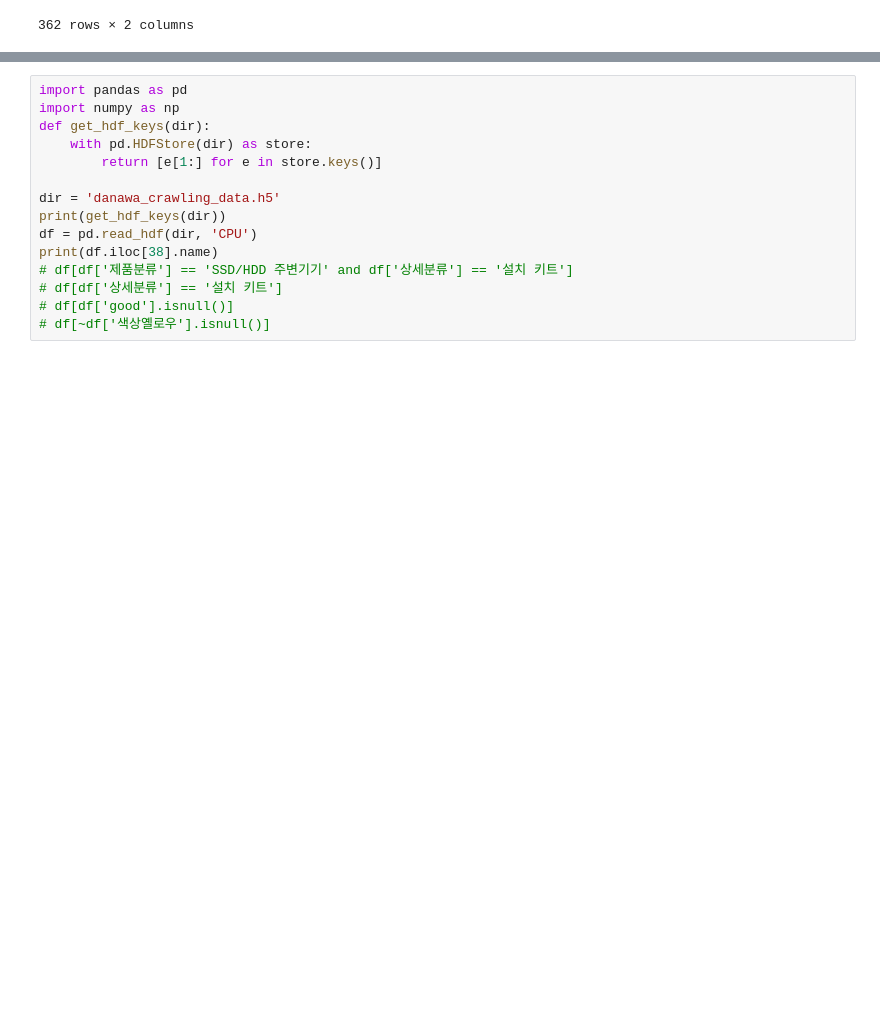
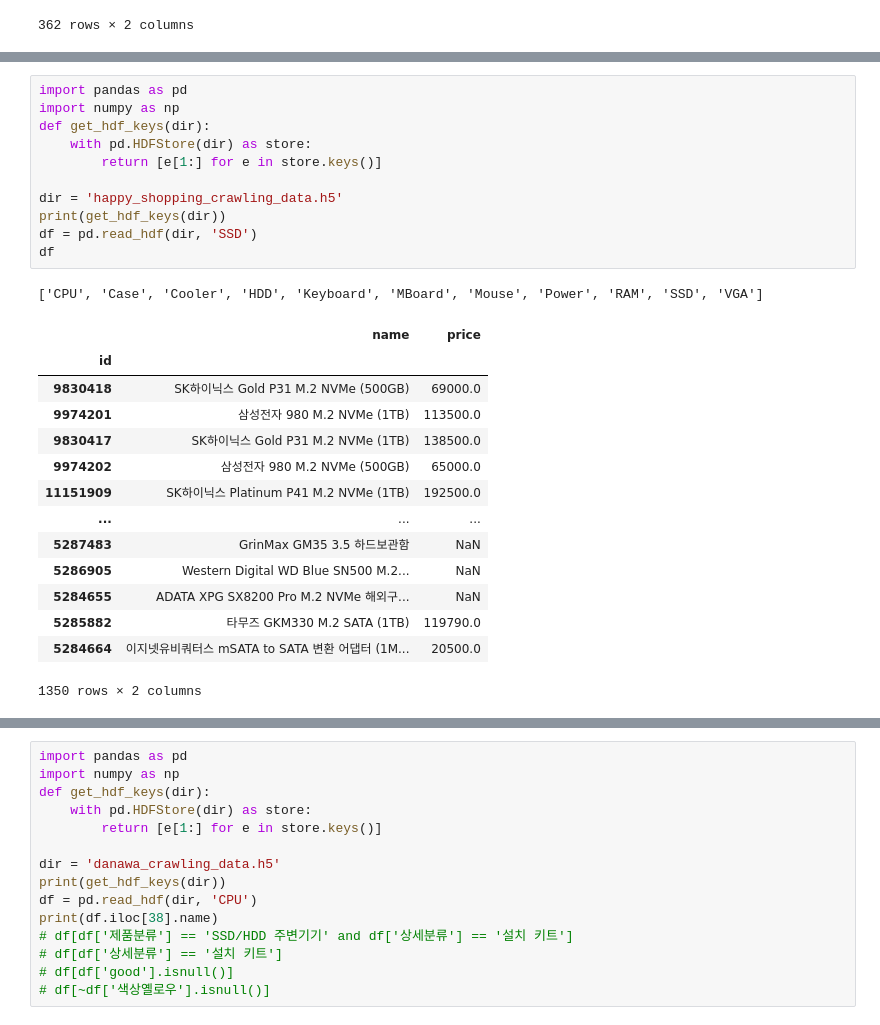
Before and after one commit to seokjin1013/computer-rec-crawling, a Jupyter notebook: test.ipynb, the cells around one changed output, grey strips where cells are left out. Saved outputs shown, nothing was run; the diff lists cells and outputs as text; blank space fills up the shorter version.

```diff
--- a/test.ipynb
+++ b/test.ipynb
@@ -178,0 +237,27 @@ df
+# %%
+import pandas as pd
+import numpy as np
+def get_hdf_keys(dir):
+    with pd.HDFStore(dir) as store:
+        return [e[1:] for e in store.keys()]
+
+dir = 'happy_shopping_crawling_data.h5'
+print(get_hdf_keys(dir))
+df = pd.read_hdf(dir, 'SSD')
+df
+# %% [output]
+['CPU', 'Case', 'Cooler', 'HDD', 'Keyboard', 'MBoard', 'Mouse', 'Power', 'RAM', 'SSD', 'VGA']
+|  | name | price |
+| id |  |  |
+| 9830418 | SK하이닉스 Gold P31 M.2 NVMe (500GB) | 69000.0 |
+| 9974201 | 삼성전자 980 M.2 NVMe (1TB) | 113500.0 |
+| 9830417 | SK하이닉스 Gold P31 M.2 NVMe (1TB) | 138500.0 |
+| 9974202 | 삼성전자 980 M.2 NVMe (500GB) | 65000.0 |
+| 11151909 | SK하이닉스 Platinum P41 M.2 NVMe (1TB) | 192500.0 |
+| ... | ... | ... |
+| 5287483 | GrinMax GM35 3.5 하드보관함 | NaN |
+| 5286905 | Western Digital WD Blue SN500 M.2... | NaN |
+| 5284655 | ADATA XPG SX8200 Pro M.2 NVMe 해외구... | NaN |
+| 5285882 | 타무즈 GKM330 M.2 SATA (1TB) | 119790.0 |
+| 5284664 | 이지넷유비쿼터스 mSATA to SATA 변환 어댑터 (1M... | 20500.0 |
+1350 rows × 2 columns
```
Also changed, not shown: parts of 9 cells of this notebook, 2 other files.
